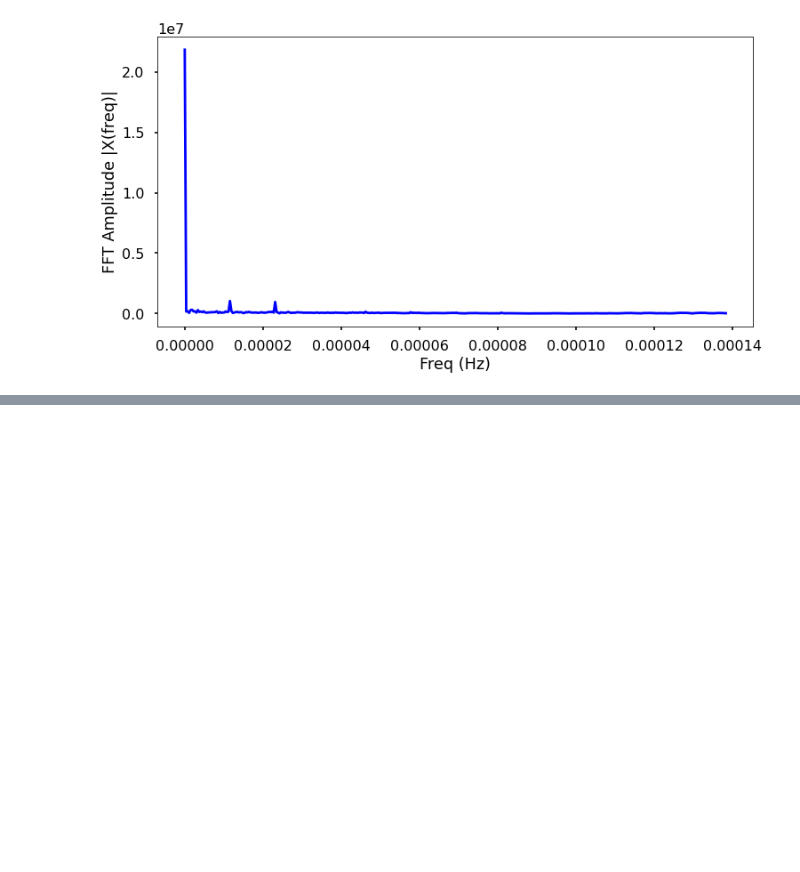
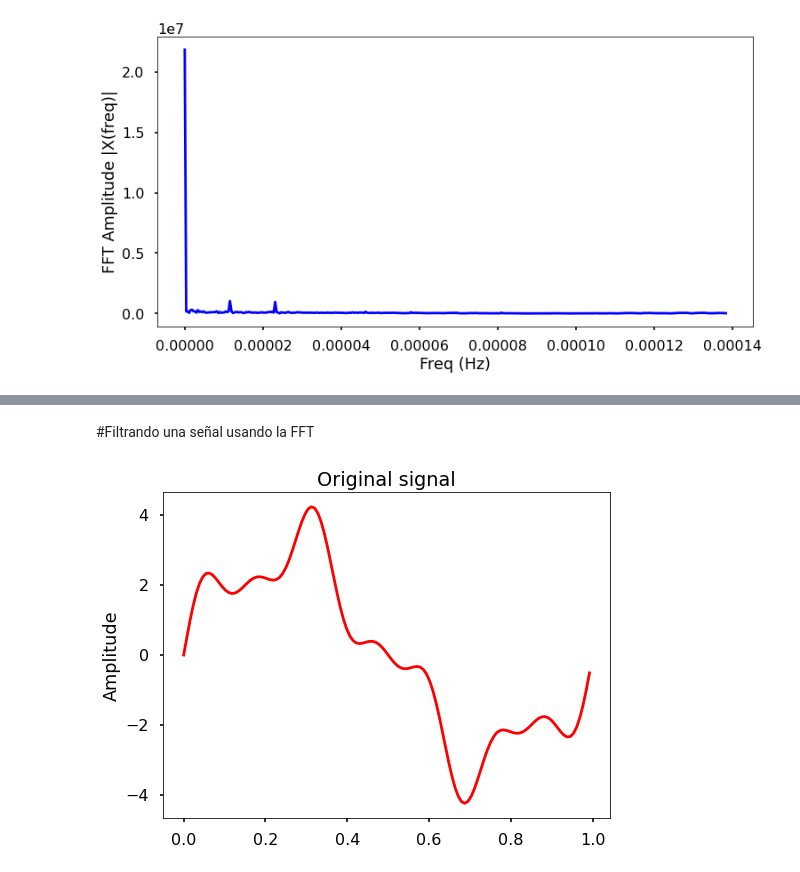
Before and after one commit to Argaviria/Se-ales, a Jupyter notebook: DFT_FFT_Examples_Python.ipynb, the cells around one changed output, grey strips where cells are left out. Cells and saved outputs as stored; diff of their text form; code cells hidden in the pictures; blank space fills up the shorter version.

```diff
--- a/DFT_FFT_Examples_Python.ipynb
+++ b/DFT_FFT_Examples_Python.ipynb
@@ -291,0 +316,12 @@ plt.show()
+# %% [markdown]
+#Filtrando una señal usando la FFT
+# %%
+# Vemos la función original de vuelta con las frecuencias de 1, 4 y 7 Hz
+
+plt.figure(figsize = (8, 6))
+plt.plot(t, x, 'r')
+plt.ylabel('Amplitude')
+plt.title('Original signal')
+plt.show()
+# %% [output]
+[figure, added]
```
Also changed, not shown: parts of 7 cells of this notebook.
